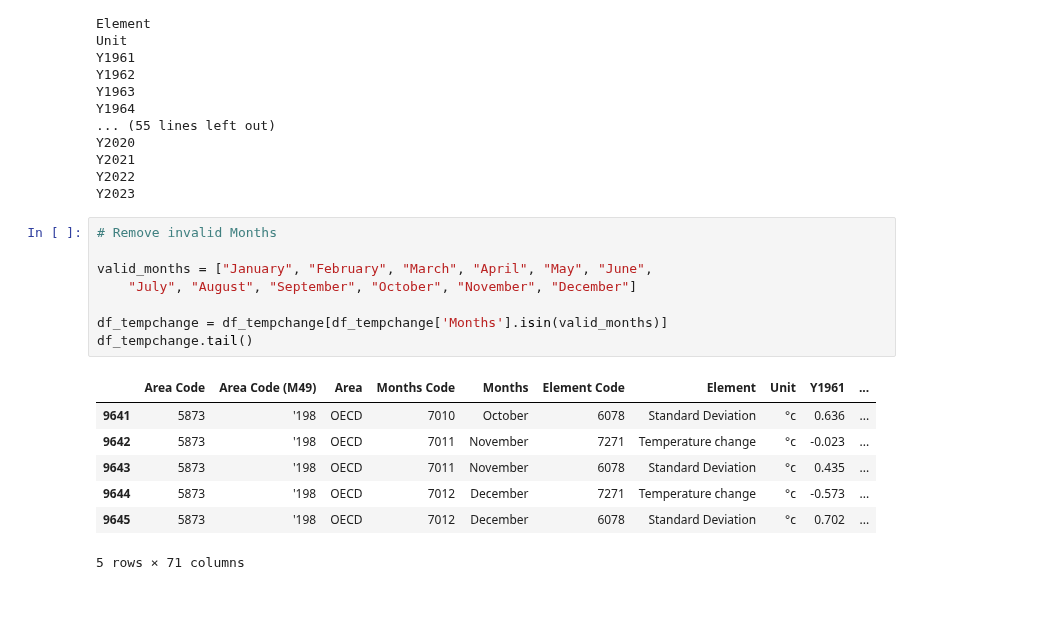
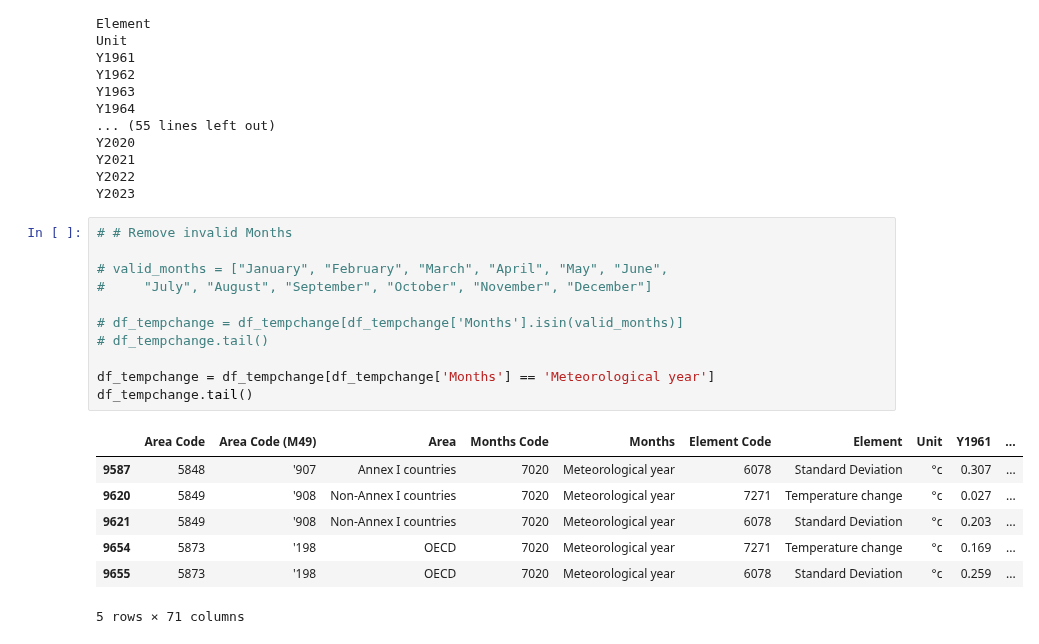
Before and after one commit to LaserLon/EDA, a Jupyter notebook: Project/EDA.ipynb, the cells around one changed output. Drawn from its saved outputs; the diff is of its cells as text; blank space fills up the shorter version.

```diff
--- a/Project/EDA.ipynb
+++ b/Project/EDA.ipynb
@@ -103,19 +121,22 @@ Y2021
 Y2022
 Y2023
 # %%
-# Remove invalid Months
+# # Remove invalid Months
 
-valid_months = ["January", "February", "March", "April", "May", "June",
-    "July", "August", "September", "October", "November", "December"]
+# valid_months = ["January", "February", "March", "April", "May", "June",
+#     "July", "August", "September", "October", "November", "December"]
 
-df_tempchange = df_tempchange[df_tempchange['Months'].isin(valid_months)]
+# df_tempchange = df_tempchange[df_tempchange['Months'].isin(valid_months)]
+# df_tempchange.tail()
+
+df_tempchange = df_tempchange[df_tempchange['Months'] == 'Meteorological year']
 df_tempchange.tail()
 # %% [output]
 |  | Area Code | Area Code (M49) | Area | Months Code | Months | Element Code | Element | Unit | Y1961 | ... |
-| 9641 | 5873 | '198 | OECD | 7010 | October | 6078 | Standard Deviation | °c | 0.636 | ... |
-| 9642 | 5873 | '198 | OECD | 7011 | November | 7271 | Temperature change | °c | -0.023 | ... |
-| 9643 | 5873 | '198 | OECD | 7011 | November | 6078 | Standard Deviation | °c | 0.435 | ... |
-| 9644 | 5873 | '198 | OECD | 7012 | December | 7271 | Temperature change | °c | -0.573 | ... |
-| 9645 | 5873 | '198 | OECD | 7012 | December | 6078 | Standard Deviation | °c | 0.702 | ... |
+| 9587 | 5848 | '907 | Annex I countries | 7020 | Meteorological year | 6078 | Standard Deviation | °c | 0.307 | ... |
+| 9620 | 5849 | '908 | Non-Annex I countries | 7020 | Meteorological year | 7271 | Temperature change | °c | 0.027 | ... |
+| 9621 | 5849 | '908 | Non-Annex I countries | 7020 | Meteorological year | 6078 | Standard Deviation | °c | 0.203 | ... |
+| 9654 | 5873 | '198 | OECD | 7020 | Meteorological year | 7271 | Temperature change | °c | 0.169 | ... |
+| 9655 | 5873 | '198 | OECD | 7020 | Meteorological year | 6078 | Standard Deviation | °c | 0.259 | ... |
 5 rows × 71 columns
 # %%
```
Also changed, not shown: parts of 21 cells of this notebook.
